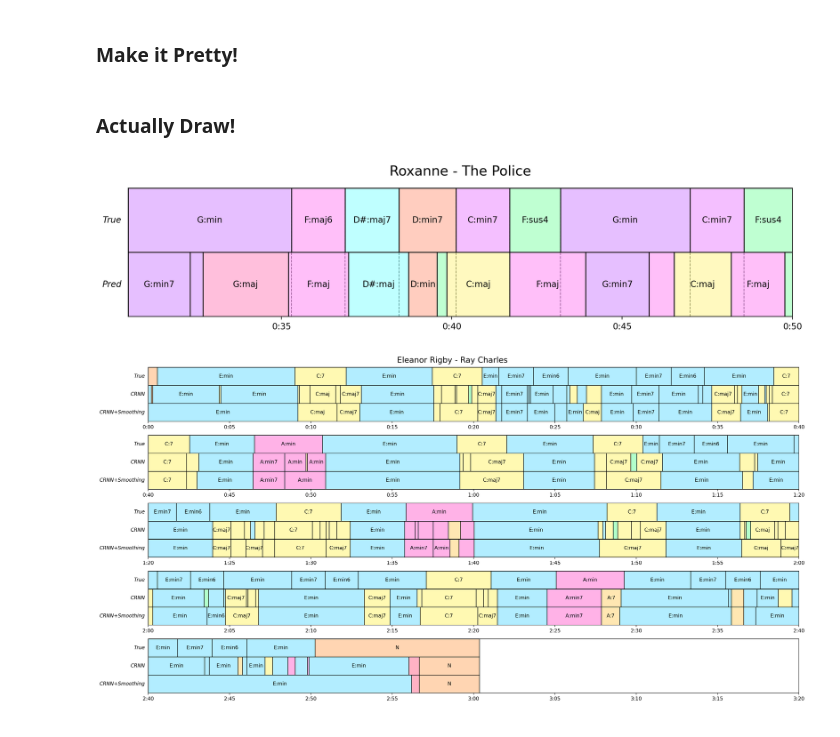
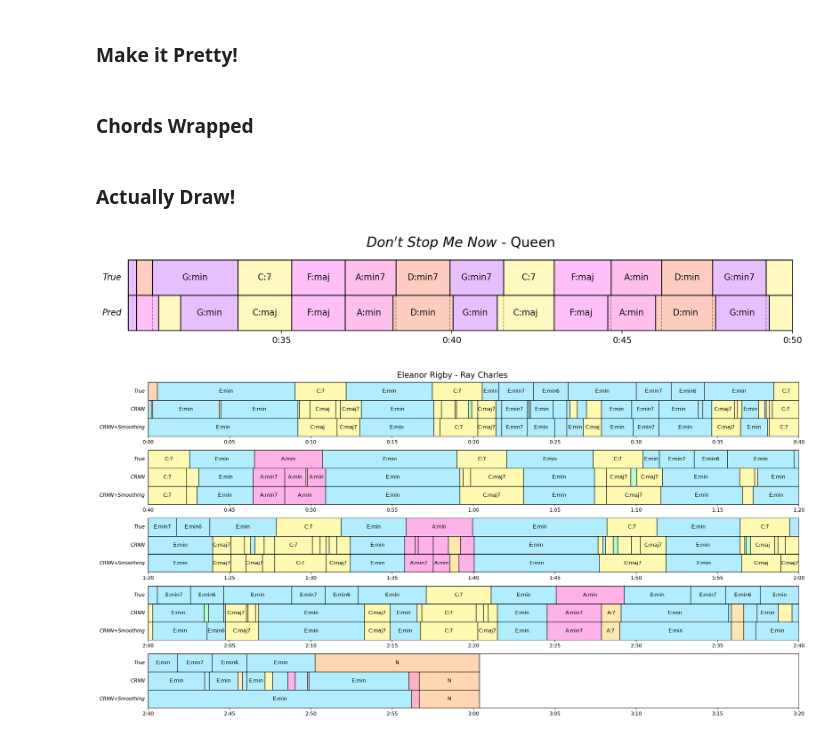
Before and after one commit to PierreRL/AutomaticChordRecognition, a Jupyter notebook: notebooks/experiments/7. Qualitative Testing.ipynb, the cells around one changed output. Cells and saved outputs as stored; diff of their text form; code cells hidden in the pictures.

```diff
--- a/notebooks/experiments/7. Qualitative Testing.ipynb
+++ b/notebooks/experiments/7. Qualitative Testing.ipynb
@@ -71,7 +71,7 @@ model = get_model()
 # model_smooth = get_model(hmm=True, hmm_alpha=0.2)
 device = get_torch_device()
 DIR = 'data/processed'
-filename = "thepolice_roxanne"
+filename = "queen_dontstopmenow"
 cqt = torch.load(f"{DIR}/cache/4096/cqts/{filename}.pt", weights_only=True)
 # %%
 preds = model.predict(cqt.unsqueeze(0).to(device)).squeeze()
@@ -204,6 +204,9 @@ def plot_chord_block(
     width_per_second=0.4,
     draw_chord_change_lines=True,
     save_as=None,
+    height_per_track=1.0,
+    fsize=16,
+    title_pad=15,
     seed=0
 ):
     """
@@ -314,7 +317,7 @@ def plot_chord_block(
     ###########################################################################
     num_tracks = len(tracks)
     fig_width  = max(1.0, width_per_second * window_length)
-    fig_height = 1.5 * num_tracks
+    fig_height = height_per_track * num_tracks + 0.5
     fig, ax = plt.subplots(figsize=(fig_width, fig_height))
 
     def plot_chord_rectangles(chords_3col, y_base, x_left, ax, label_text=None):
@@ -330,7 +333,7 @@ def plot_chord_block(
             rect = Rectangle(
                 (st, y_base),
                 width,
-                1.0,
+                height_per_track,
                 edgecolor=(0, 0, 0, 1.0),
                 facecolor=color
             )
@@ -341,7 +344,7 @@ def plot_chord_block(
                 chord_name = id_to_chord_map[cid]
                 ax.text(
                     st + width/2,
-                    y_base + 0.5,
+                    y_base + height_per_track / 2,
                     chord_name,
                     ha='center',
                     va='center'
@@ -350,7 +353,7 @@ def plot_chord_block(
         if label_text is not None:
             ax.text(
                 x_left - 0.2,
-                y_base + 0.5,
+                y_base + height_per_track / 2,
                 label_text,
                 ha='right',
                 va='center',
@@ -359,7 +362,7 @@ def plot_chord_block(
 
     # Plot each track from top (0) down
     for i, (label, intervals) in enumerate(tracks):
-        y_base = -i
+        y_base = -i * height_per_track
         plot_chord_rectangles(intervals, y_base, x_min, ax, label_text=label)
 
     # Optionally draw vertical lines for chord changes in the *first* sequence
@@ -370,7 +373,11 @@ def plot_chord_block(
                 ax.axvline(st, color='black', linestyle='--', linewidth=0.8, alpha=0.8, zorder=-1)
 
     ax.set_xlim(x_min, x_max)
-    ax.set_ylim(- (num_tracks - 1), 1)
+    ax.set_ylim(
+        -(num_tracks - 1) * height_per_track,
+        height_per_track
+    )
+
 
     # Format x-axis in mm:ss
     tick_start = int(np.floor(x_min / 5.0)) * 5
@@ -393,11 +400,13 @@ def plot_chord_block(
     ax.set_yticks([])
 
     if title:
-        ax.set_title(title, ha='center', pad=15, fontsize=16)
+        ax.set_title(title, ha='center', pad=title_pad, fontsize=fsize)
 
     plt.tight_layout()
 
     if save_as is not None:
         plt.savefig(f'./thesis/figures/{save_as}.png', dpi=200, bbox_inches='tight')
     plt.show()
+# %% [markdown]
+### Chords Wrapped
 # %%
@@ -550,20 +557,21 @@ def plot_chord_block_wrapped(
 # %%
 plot_chord_block(
     {
         "True": true_chords,
         "Pred": preds,
         # "CRNN+Smoothing": preds_smooth
     },
     window=(30.5, 50),
     # window=(60, 75),
     width_per_second=0.6,
-    title="Roxanne - The Police",
+    title=r"$\it{Don't~Stop~Me~Now}$ - Queen",
     draw_chord_change_lines=True,
-    save_as='roxanne_thepolice',
+    save_as='dontstopmenow',
+    height_per_track=0.8,
     seed=5
 )
 # %% [output]
-[figure, old version]
+[figure, new version]
 # %%
 plot_chord_block_wrapped(
     {
```
Also changed, not shown: parts of 5 cells of this notebook, 18 other files.
